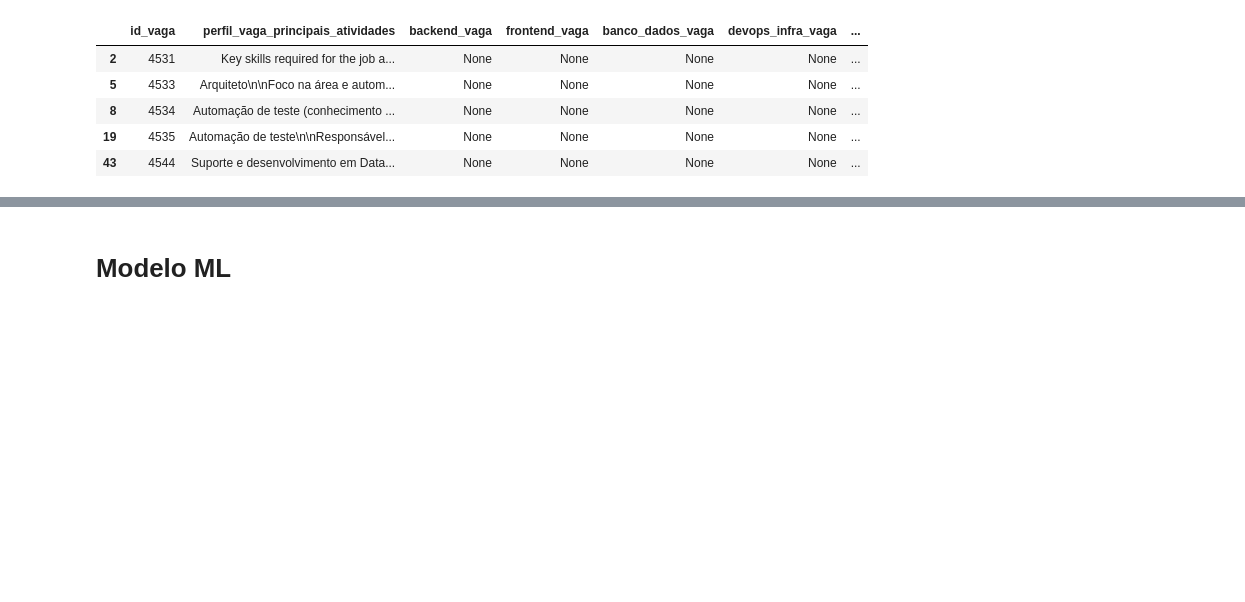
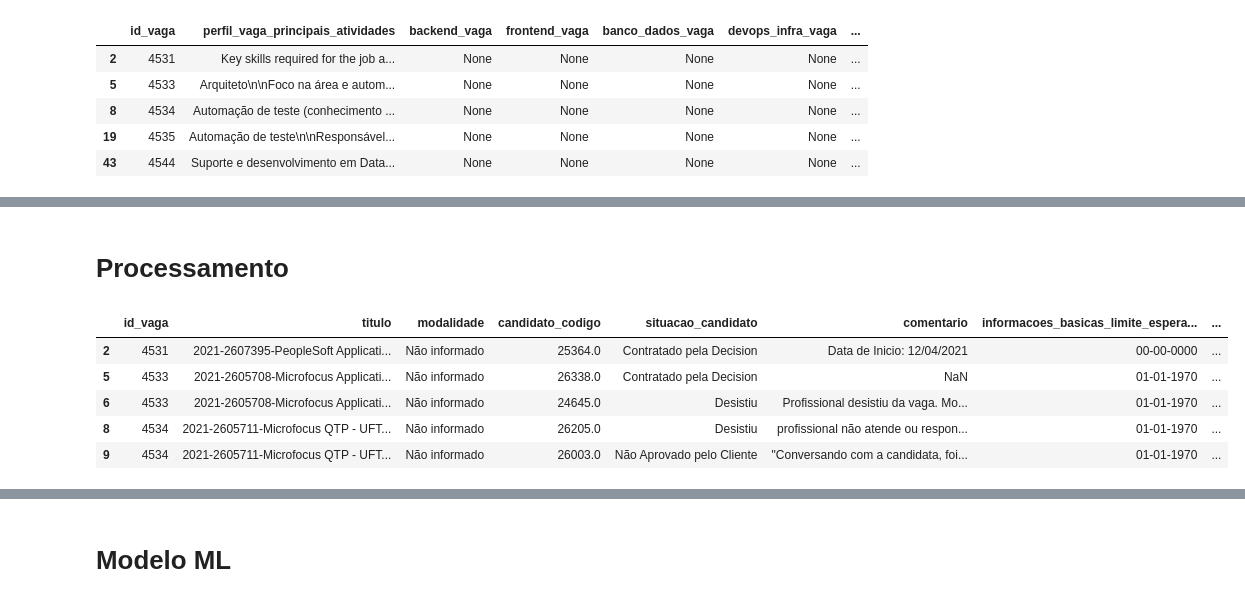
Before and after one commit to letpires/AIDecision, a Jupyter notebook: eda.ipynb, the cells around one changed output, grey strips where cells are left out. Saved outputs shown, nothing was run; the diff lists cells and outputs as text; code cells hidden in the pictures; blank space fills up the shorter version.

```diff
--- a/eda.ipynb
+++ b/eda.ipynb
@@ -1622,0 +1449,11 @@ KeyboardInterrupt:
+# %% [markdown]
+# Processamento
+# %%
+data.head()
+# %% [output]
+|  | id_vaga | titulo | modalidade | candidato_codigo | situacao_candidato | comentario | informacoes_basicas_limite_espera... | ... |
+| 2 | 4531 | 2021-2607395-PeopleSoft Applicati... | Não informado | 25364.0 | Contratado pela Decision | Data de Inicio: 12/04/2021 | 00-00-0000 | ... |
+| 5 | 4533 | 2021-2605708-Microfocus Applicati... | Não informado | 26338.0 | Contratado pela Decision | NaN | 01-01-1970 | ... |
+| 6 | 4533 | 2021-2605708-Microfocus Applicati... | Não informado | 24645.0 | Desistiu | Profissional desistiu da vaga. Mo... | 01-01-1970 | ... |
+| 8 | 4534 | 2021-2605711-Microfocus QTP - UFT... | Não informado | 26205.0 | Desistiu | profissional não atende ou respon... | 01-01-1970 | ... |
+| 9 | 4534 | 2021-2605711-Microfocus QTP - UFT... | Não informado | 26003.0 | Não Aprovado pelo Cliente | "Conversando com a candidata, foi... | 01-01-1970 | ... |
```
Also changed, not shown: parts of 72 cells of this notebook, 7 other files.
